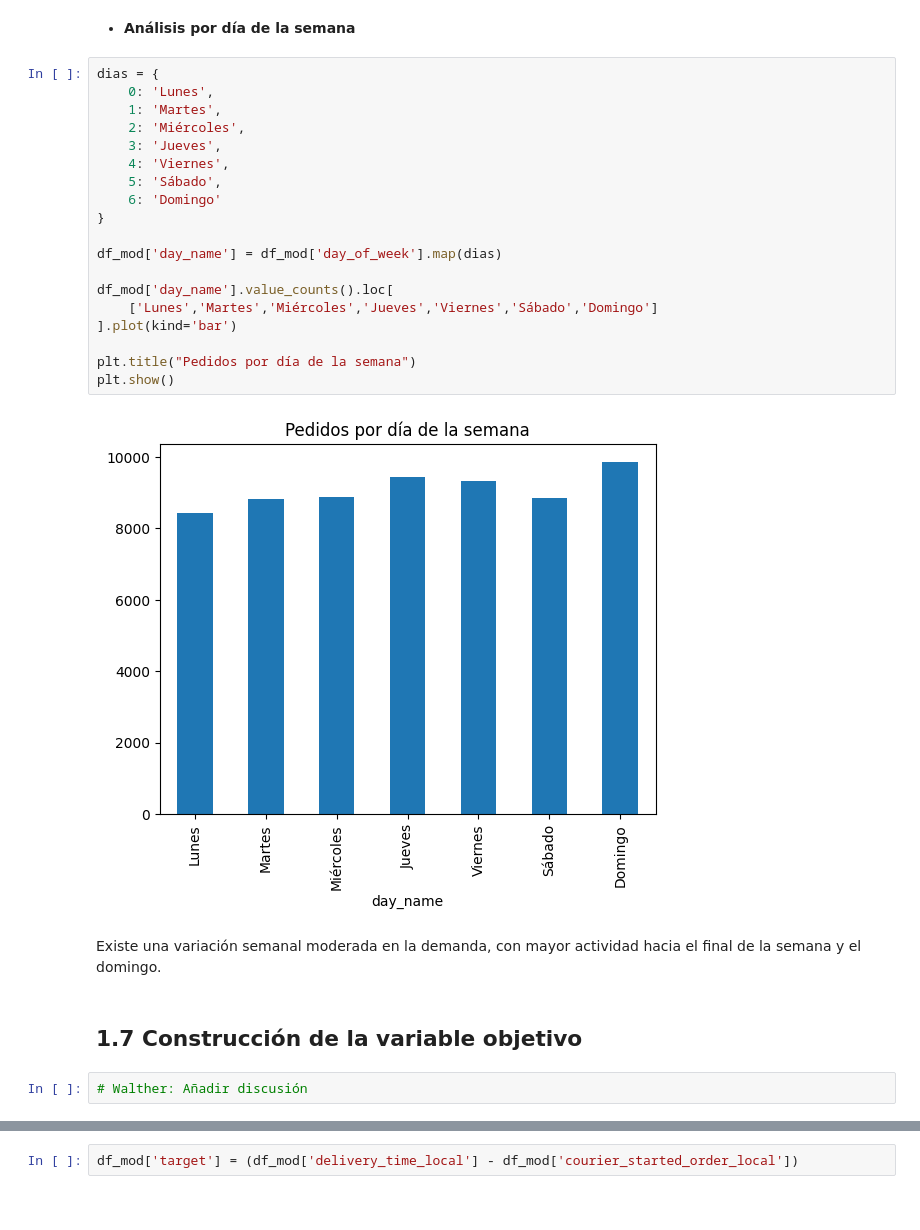
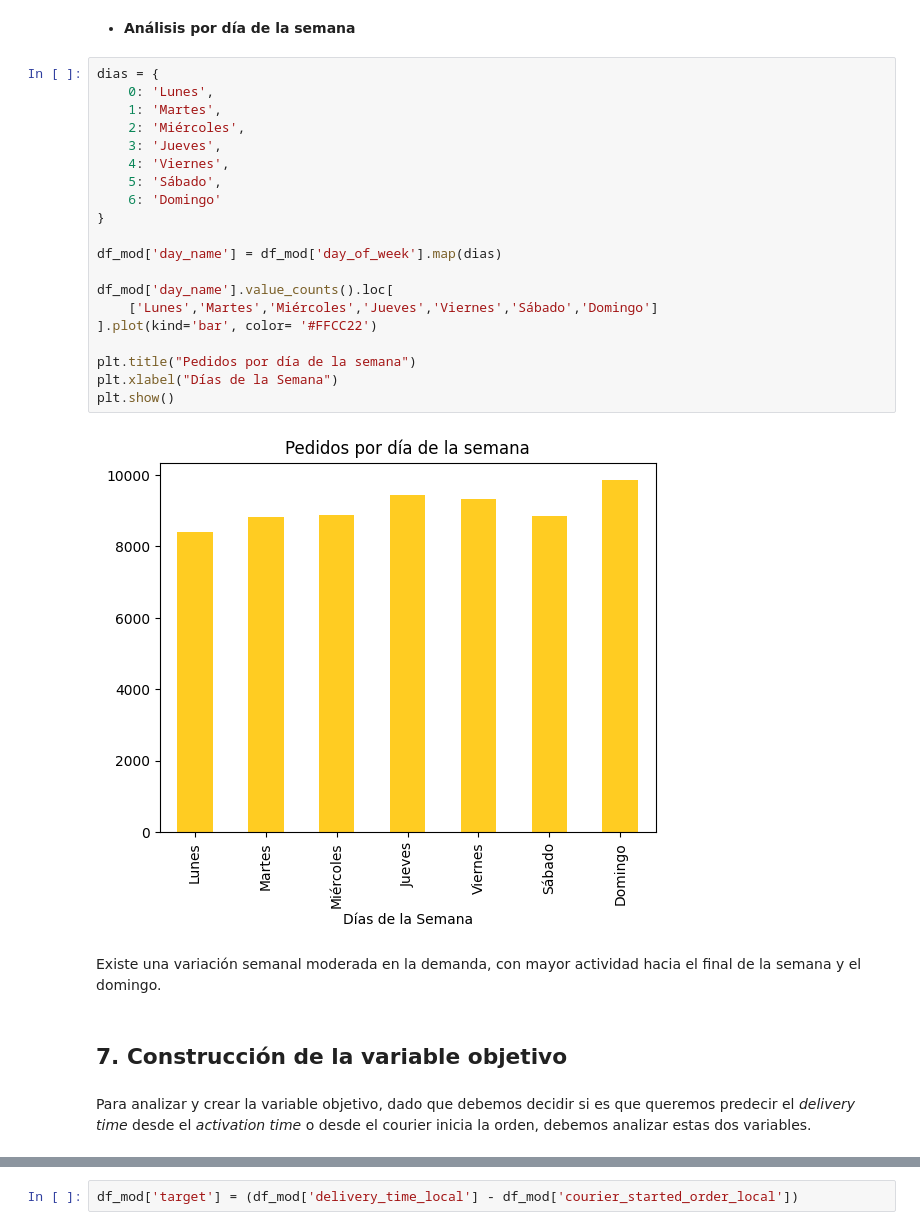
Before and after one commit to ManuelMG382/Reto_IA, a Jupyter notebook: EDA_Baseline.ipynb, the cells around one changed output, grey strips where cells are left out. Cells and saved outputs as stored; diff of their text form.

```diff
--- a/EDA_Baseline.ipynb
+++ b/EDA_Baseline.ipynb
@@ -359,27 +390,28 @@ La demanda presenta una distribución bimodal claramente asociada a los horarios
 # %%
 dias = {
     0: 'Lunes',
     1: 'Martes',
     2: 'Miércoles',
     3: 'Jueves',
     4: 'Viernes',
     5: 'Sábado',
     6: 'Domingo'
 }
 
 df_mod['day_name'] = df_mod['day_of_week'].map(dias)
 
 df_mod['day_name'].value_counts().loc[
     ['Lunes','Martes','Miércoles','Jueves','Viernes','Sábado','Domingo']
-].plot(kind='bar')
+].plot(kind='bar', color= '#FFCC22')
 
 plt.title("Pedidos por día de la semana")
+plt.xlabel("Días de la Semana")
 plt.show()
 # %% [output]
-[figure, old version]
+[figure, new version]
 # %% [markdown]
 Existe una variación semanal moderada en la demanda, con mayor actividad hacia el final de la semana y el domingo.
 # %% [markdown]
-## **1.7 Construcción de la variable objetivo**
+## **7. Construcción de la variable objetivo**
-# %%
-# Walther: Añadir discusión
+# %% [markdown]
+Para analizar y crear la variable objetivo, dado que debemos decidir si es que queremos predecir el *delivery time* desde el *activation time* o desde el courier inicia la orden, debemos analizar estas dos variables.
```
Also changed, not shown: parts of 50 cells of this notebook.
